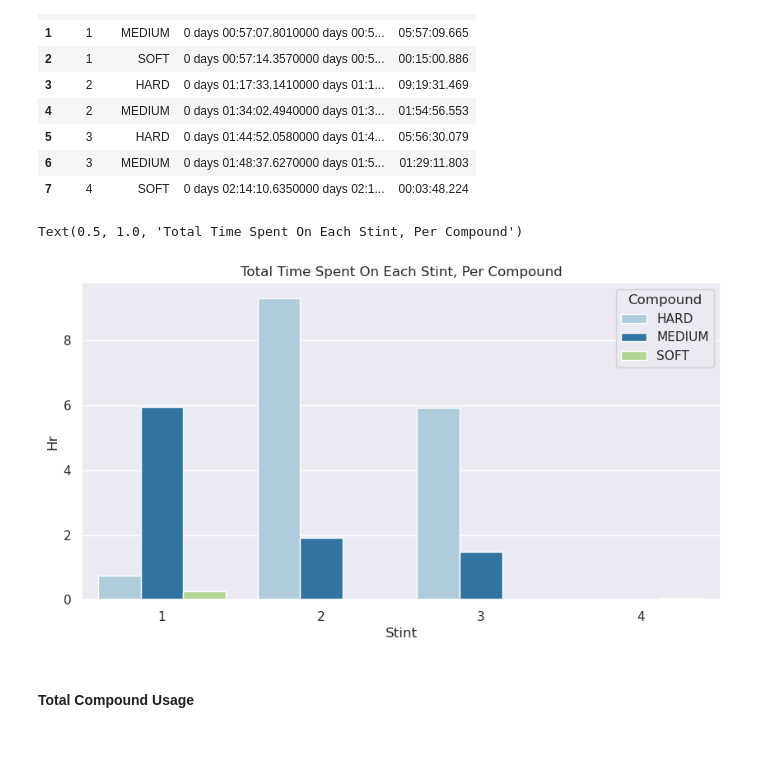
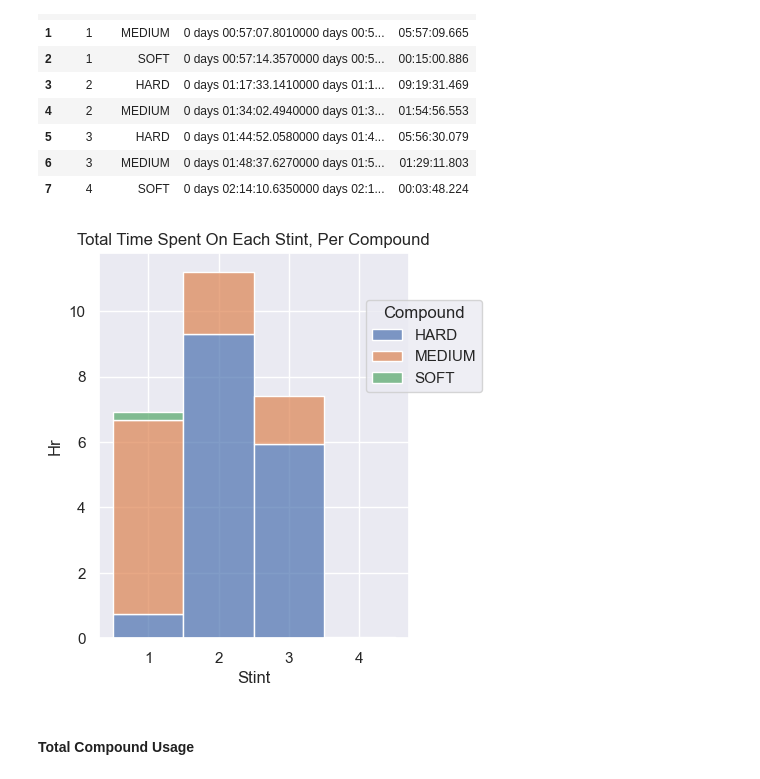
Before and after one commit to MyNameIsCalvinDavis/Data-Science, a Jupyter notebook: F1/F1.ipynb, the cells around one changed output. Cells and saved outputs as stored; diff of their text form; code cells hidden in the pictures; blank space fills up the shorter version.

Commit message:
Finish up reporting graph organization

```diff
--- a/F1/F1.ipynb
+++ b/F1/F1.ipynb
@@ -1240,17 +1244,24 @@ laps
 # %%
 data = []
 for i in laps["Sec"]:
     i = i.split(":")
     data.append( (float(i[0]) * 60) + float(i[1]) )
 laps["Min"] = data
 laps["Hr"] = [x / 60 for x in data]
-fig = plt.figure(figsize=(10,5))
-g = sns.barplot(x="Stint", y="Hr", hue="Compound", data=laps)
-# plt.ylim(laps["Min"].min() - 1, laps["Min"].max() + 1)
-g.set_title("Total Time Spent On Each Stint, Per Compound")
+# fig = plt.figure(figsize=(10,5))
+# gs = gridspec.GridSpec(1,1)
+# ax = fig.add_subplot(gs[0,0])
+
+# g = sns.barplot(x="Stint", y="Hr", hue="Compound", data=laps)
+# # plt.ylim(laps["Min"].min() - 1, laps["Min"].max() + 1)
+# g.set_title("Total Time Spent On Each Stint, Per Compound")
+fig, ax = plt.subplots(figsize=(4,5))
+so.Plot(data=laps, x="Stint", y="Hr", color="Compound") \
+    .add(so.Bars(), so.Stack()).label(title="Total Time Spent On Each Stint, Per Compound") \
+    .on(ax).plot()
+fig.legends[0].set_bbox_to_anchor((0.8,0.7))
 # %% [output]
-Text(0.5, 1.0, 'Total Time Spent On Each Stint, Per Compound')
-[figure, old version]
+[figure, new version]
 # %% [markdown]
 #### Total Compound Usage
 # %%
```
Also changed, not shown: parts of 31 cells of this notebook.
